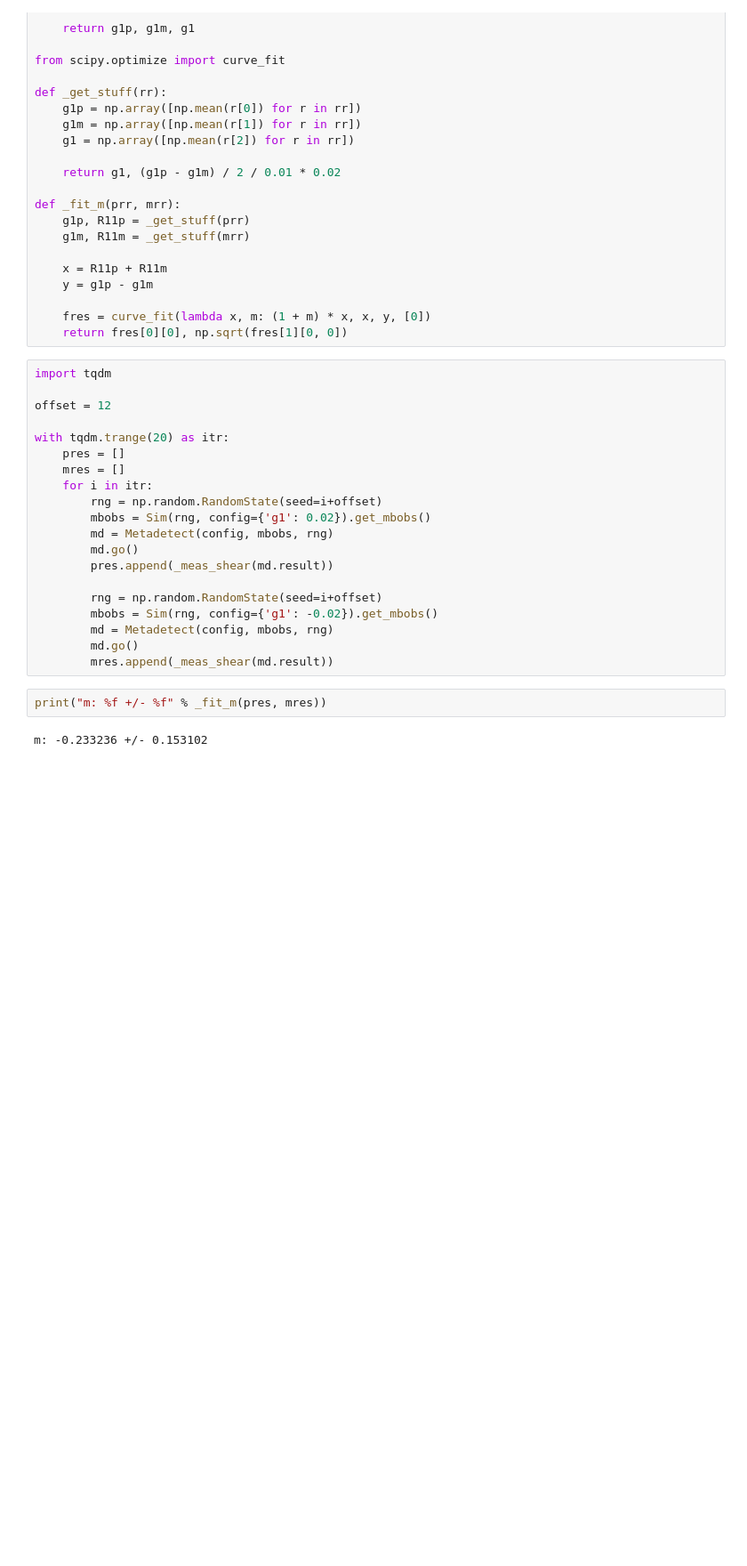
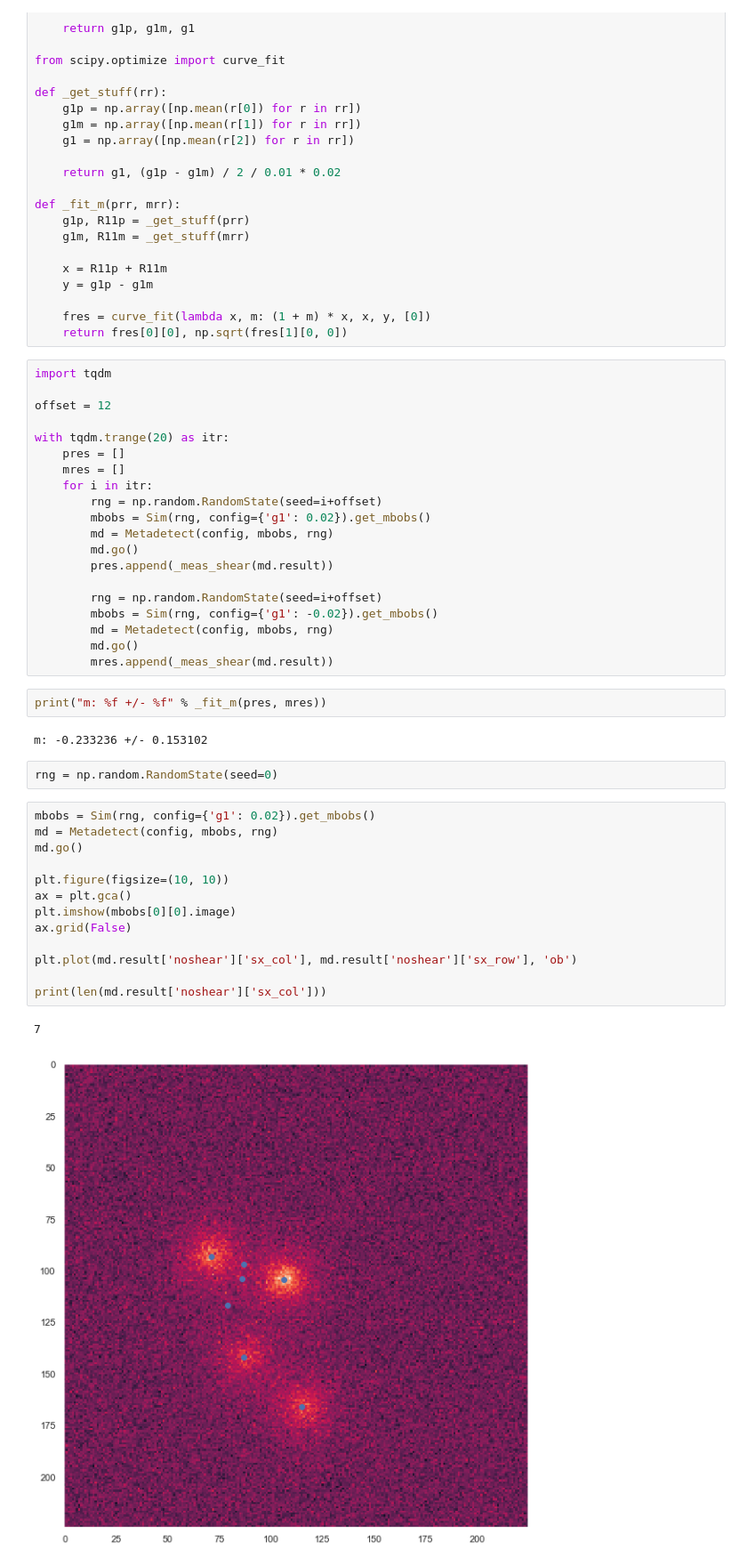
Before and after one commit to esheldon/metadetect, a Jupyter notebook: sim_testing.ipynb, the cells around one changed output. Shown at 89% size. Cells and saved outputs as stored; diff of their text form; blank space fills up the shorter version.

```diff
--- a/sim_testing.ipynb
+++ b/sim_testing.ipynb
@@ -71,3 +71,21 @@ with tqdm.trange(20) as itr:
 print("m: %f +/- %f" % _fit_m(pres, mres))
 # %% [output]
 m: -0.233236 +/- 0.153102
+# %%
+rng = np.random.RandomState(seed=0)
+# %%
+mbobs = Sim(rng, config={'g1': 0.02}).get_mbobs()
+md = Metadetect(config, mbobs, rng)
+md.go()
+
+plt.figure(figsize=(10, 10))
+ax = plt.gca()
+plt.imshow(mbobs[0][0].image)
+ax.grid(False)
+
+plt.plot(md.result['noshear']['sx_col'], md.result['noshear']['sx_row'], 'ob')
+
+print(len(md.result['noshear']['sx_col']))
+# %% [output]
+7
+[figure, added]
```
Also changed, not shown: 1 other file.
